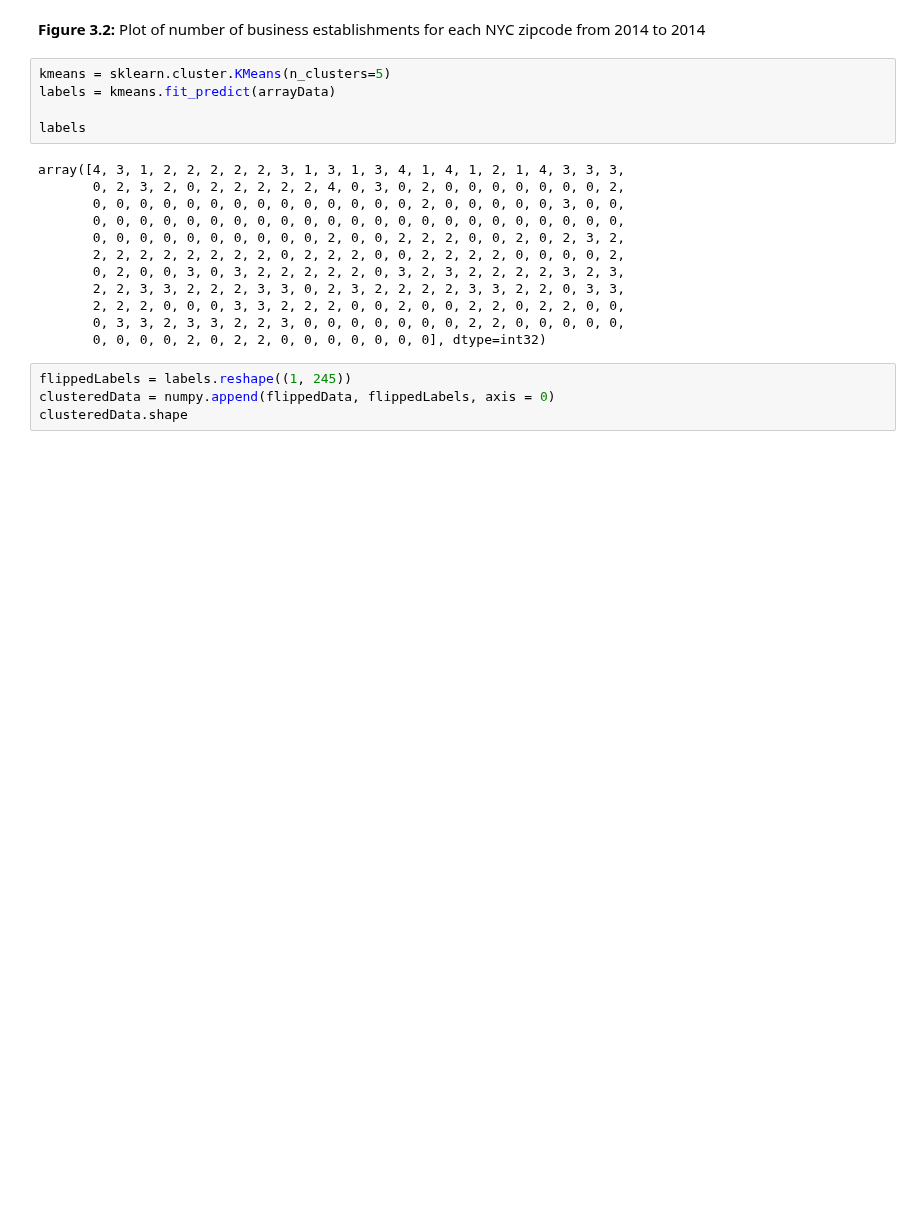
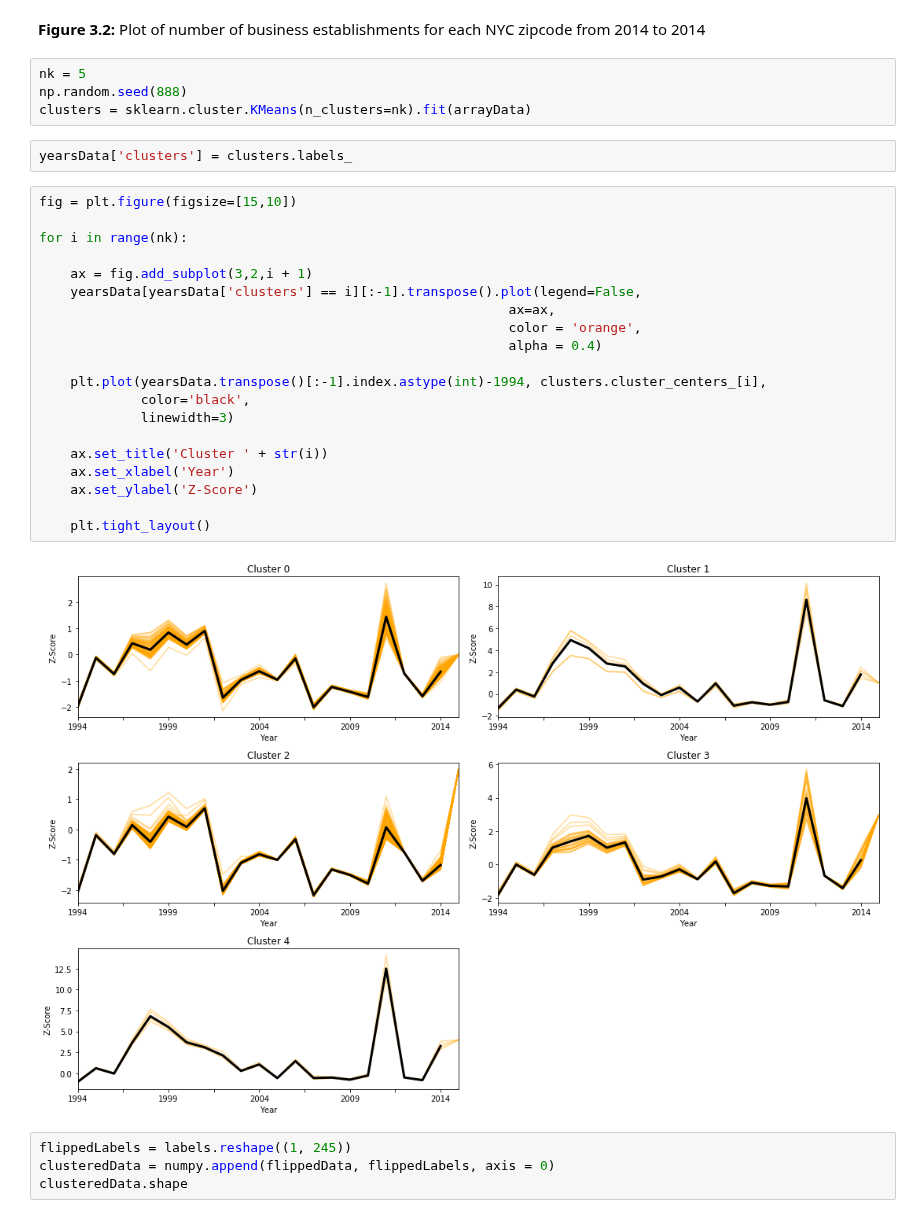
Before and after one commit to seanandrewchen/PUI2017_sac820, a Jupyter notebook: HW11_sac820/HW11_sac820.ipynb, the cells around one changed output. Saved outputs shown, nothing was run; the diff lists cells and outputs as text; blank space fills up the shorter version.

```diff
--- a/HW11_sac820/HW11_sac820.ipynb
+++ b/HW11_sac820/HW11_sac820.ipynb
@@ -265,23 +265,34 @@ plt.ylabel("Number of Establishments");
 [figure]
 # %% [markdown]
 **Figure 3.2:** Plot of number of business establishments for each NYC zipcode from 2014 to 2014
-# %%
-kmeans = sklearn.cluster.KMeans(n_clusters=5)
-labels = kmeans.fit_predict(arrayData)
-
-labels
-# %% [output]
-array([4, 3, 1, 2, 2, 2, 2, 2, 3, 1, 3, 1, 3, 4, 1, 4, 1, 2, 1, 4, 3, 3, 3,
-       0, 2, 3, 2, 0, 2, 2, 2, 2, 2, 4, 0, 3, 0, 2, 0, 0, 0, 0, 0, 0, 0, 2,
-       0, 0, 0, 0, 0, 0, 0, 0, 0, 0, 0, 0, 0, 0, 2, 0, 0, 0, 0, 0, 3, 0, 0,
-       0, 0, 0, 0, 0, 0, 0, 0, 0, 0, 0, 0, 0, 0, 0, 0, 0, 0, 0, 0, 0, 0, 0,
-       0, 0, 0, 0, 0, 0, 0, 0, 0, 0, 2, 0, 0, 2, 2, 2, 0, 0, 2, 0, 2, 3, 2,
-       2, 2, 2, 2, 2, 2, 2, 2, 0, 2, 2, 2, 0, 0, 2, 2, 2, 2, 0, 0, 0, 0, 2,
-       0, 2, 0, 0, 3, 0, 3, 2, 2, 2, 2, 2, 0, 3, 2, 3, 2, 2, 2, 2, 3, 2, 3,
-       2, 2, 3, 3, 2, 2, 2, 3, 3, 0, 2, 3, 2, 2, 2, 2, 3, 3, 2, 2, 0, 3, 3,
-       2, 2, 2, 0, 0, 0, 3, 3, 2, 2, 2, 0, 0, 2, 0, 0, 2, 2, 0, 2, 2, 0, 0,
-       0, 3, 3, 2, 3, 3, 2, 2, 3, 0, 0, 0, 0, 0, 0, 0, 2, 2, 0, 0, 0, 0, 0,
-       0, 0, 0, 0, 2, 0, 2, 2, 0, 0, 0, 0, 0, 0, 0], dtype=int32)
+# %%
+nk = 5
+np.random.seed(888)
+clusters = sklearn.cluster.KMeans(n_clusters=nk).fit(arrayData)
+# %%
+yearsData['clusters'] = clusters.labels_
+# %%
+fig = plt.figure(figsize=[15,10])
+
+for i in range(nk):
+
+    ax = fig.add_subplot(3,2,i + 1)
+    yearsData[yearsData['clusters'] == i][:-1].transpose().plot(legend=False,
+                                                            ax=ax,
+                                                            color = 'orange',
+                                                            alpha = 0.4)
+
+    plt.plot(yearsData.transpose()[:-1].index.astype(int)-1994, clusters.cluster_centers_[i],
+             color='black',
+             linewidth=3)
+
+    ax.set_title('Cluster ' + str(i))
+    ax.set_xlabel('Year')
+    ax.set_ylabel('Z-Score')
+
+    plt.tight_layout()
+# %% [output]
+[figure, added]
 # %%
 flippedLabels = labels.reshape((1, 245))
 clusteredData = numpy.append(flippedData, flippedLabels, axis = 0)
```
Also changed, not shown: parts of 7 cells of this notebook.
